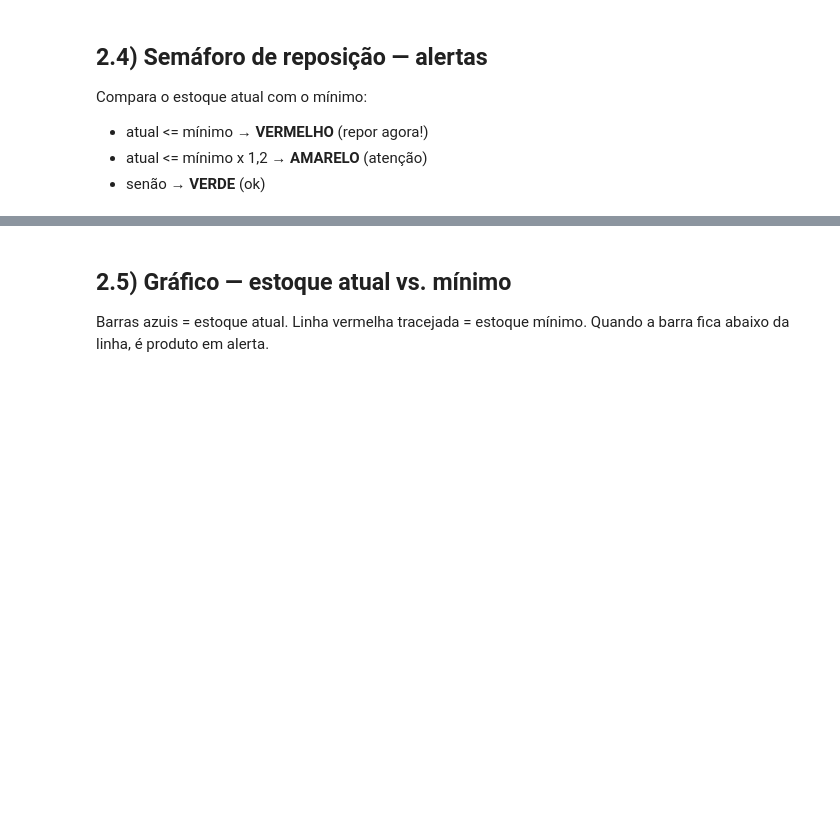
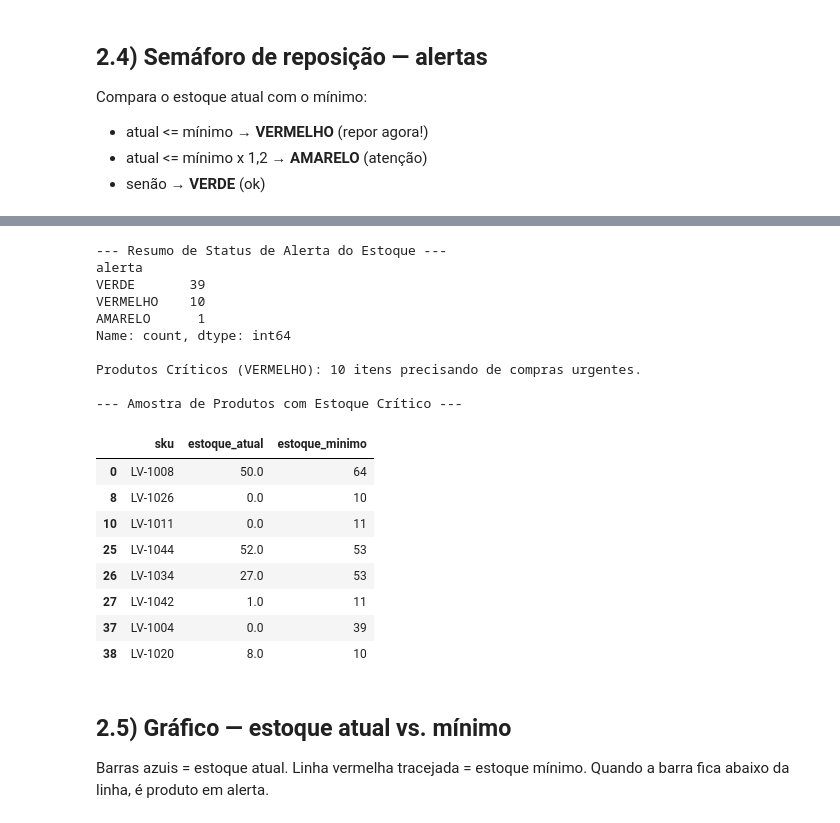
Before and after one commit to helviuni9/Controle_Estoque, a Jupyter notebook: Controle_Estoque.ipynb, the cells around one changed output, grey strips where cells are left out. Drawn from its saved outputs; the diff is of its cells as text; code cells hidden in the pictures; blank space fills up the shorter version.

```diff
--- a/Controle_Estoque.ipynb
+++ b/Controle_Estoque.ipynb
@@ -396,3 +396,64 @@ Produtos em VERMELHO (precisam de reposicao): 10
+# %%
+# ==========================================
+# ETAPA 2.4: REGRAS DO SEMÁFORO DE ALERTA
+# ==========================================
+# Analisamos a saúde do estoque comparando o saldo atual com o mínimo necessário:
+# - Vermelho: Estoque crítico (estoque atual abaixo ou igual ao mínimo de segurança).
+# - Amarelo: Atenção (estoque perto do limite, até 20% acima do mínimo).
+# - Verde: Saudável (estoque seguro, acima de 20% do limite mínimo).
+
+def calcular_status_semaforo(estoque_atual, estoque_minimo):
+    limite_atencao = estoque_minimo * 1.20
+
+    # Como tratamos valores nulos preenchendo com 0, garantimos a comparação correta convertendo para float
+    atual = float(estoque_atual)
+    minimo = float(estoque_minimo)
+
+    if atual <= minimo:
+        return "VERMELHO"
+    elif atual <= limite_atencao:
+        return "AMARELO"
+    else:
+        return "VERDE"
+
+# Aplicamos a lógica em cada linha e gravamos no DataFrame
+status_alertas = []
+for i in range(len(df)):
+    status_alertas.append(
+        calcular_status_semaforo(df.iloc[i]["estoque_atual"], df.iloc[i]["estoque_minimo"])
+    )
+df["alerta"] = status_alertas
+
+# Exibimos o resumo de alertas do sistema
+print("--- Resumo de Status de Alerta do Estoque ---")
+print(df["alerta"].value_counts())
+
+# Detalhamento de produtos em situação grave (Vermelho)
+produtos_vermelhos = df[df["alerta"] == "VERMELHO"]
+print(f"\nProdutos Críticos (VERMELHO): {len(produtos_vermelhos)} itens precisando de compras urgentes.")
+
+print("\n--- Amostra de Produtos com Estoque Crítico ---")
+display(produtos_vermelhos[["sku", "estoque_atual", "estoque_minimo"]].head(8))
+# %% [output]
+--- Resumo de Status de Alerta do Estoque ---
+alerta
+VERDE       39
+VERMELHO    10
+AMARELO      1
+Name: count, dtype: int64
+
+Produtos Críticos (VERMELHO): 10 itens precisando de compras urgentes.
+
+--- Amostra de Produtos com Estoque Crítico ---
+|  | sku | estoque_atual | estoque_minimo |
+| 0 | LV-1008 | 50.0 | 64 |
+| 8 | LV-1026 | 0.0 | 10 |
+| 10 | LV-1011 | 0.0 | 11 |
+| 25 | LV-1044 | 52.0 | 53 |
+| 26 | LV-1034 | 27.0 | 53 |
+| 27 | LV-1042 | 1.0 | 11 |
+| 37 | LV-1004 | 0.0 | 39 |
+| 38 | LV-1020 | 8.0 | 10 |
 # %% [markdown]
 ## 2.5) Gráfico — estoque atual vs. mínimo
 Barras azuis = estoque atual. Linha vermelha tracejada = estoque mínimo.
```
Also changed, not shown: parts of 8 cells of this notebook.
